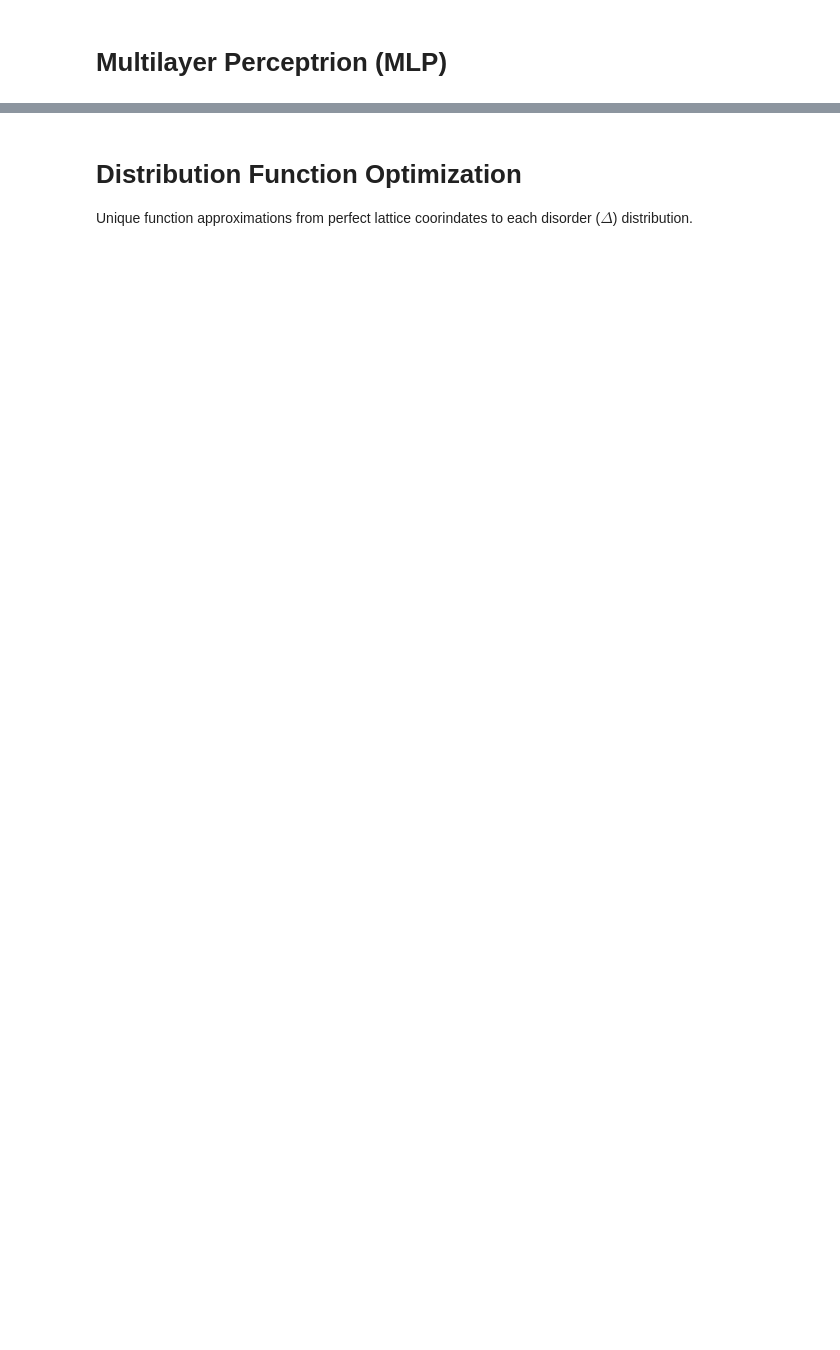
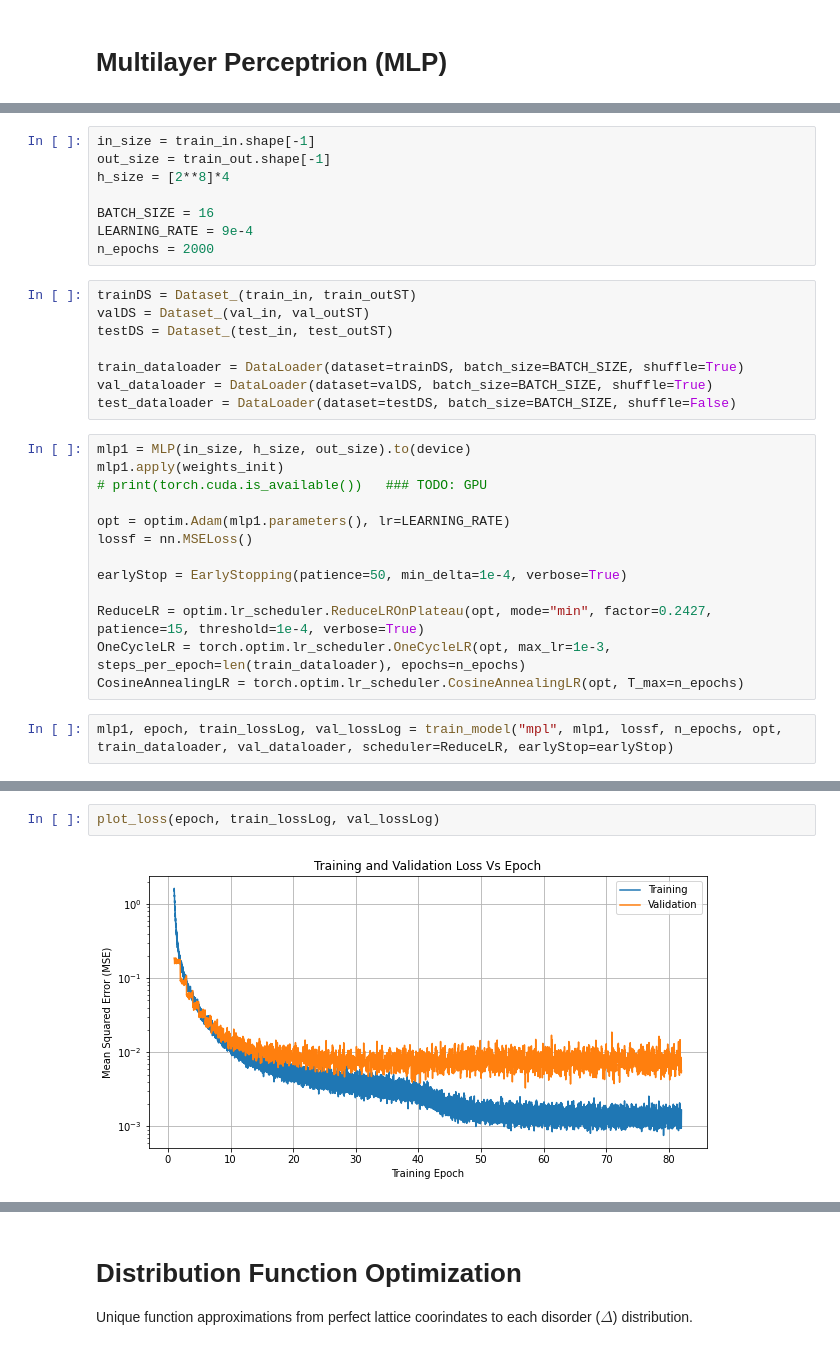
Before and after one commit to niccoforte/NF-PhD-gitRepo, a Jupyter notebook: code/MLP.ipynb, the cells around one changed output, grey strips where cells are left out. Saved outputs shown, nothing was run; the diff lists cells and outputs as text; blank space fills up the shorter version.

```diff
--- a/code/MLP.ipynb
+++ b/code/MLP.ipynb
@@ -108,0 +62,31 @@ def weights_init(m):
+# %%
+in_size = train_in.shape[-1]
+out_size = train_out.shape[-1]
+h_size = [2**8]*4
+
+BATCH_SIZE = 16
+LEARNING_RATE = 9e-4
+n_epochs = 2000
+# %%
+trainDS = Dataset_(train_in, train_outST)
+valDS = Dataset_(val_in, val_outST)
+testDS = Dataset_(test_in, test_outST)
+
+train_dataloader = DataLoader(dataset=trainDS, batch_size=BATCH_SIZE, shuffle=True)
+val_dataloader = DataLoader(dataset=valDS, batch_size=BATCH_SIZE, shuffle=True)
+test_dataloader = DataLoader(dataset=testDS, batch_size=BATCH_SIZE, shuffle=False)
+# %%
+mlp1 = MLP(in_size, h_size, out_size).to(device)
+mlp1.apply(weights_init)
+# print(torch.cuda.is_available())   ### TODO: GPU
+
+opt = optim.Adam(mlp1.parameters(), lr=LEARNING_RATE)
+lossf = nn.MSELoss()
+
+earlyStop = EarlyStopping(patience=50, min_delta=1e-4, verbose=True)
+
+ReduceLR = optim.lr_scheduler.ReduceLROnPlateau(opt, mode="min", factor=0.2427, patience=15, threshold=1e-4, verbose=True)
+OneCycleLR = torch.optim.lr_scheduler.OneCycleLR(opt, max_lr=1e-3, steps_per_epoch=len(train_dataloader), epochs=n_epochs)
+CosineAnnealingLR = torch.optim.lr_scheduler.CosineAnnealingLR(opt, T_max=n_epochs)
+# %%
+mlp1, epoch, train_lossLog, val_lossLog = train_model("mpl", mlp1, lossf, n_epochs, opt, train_dataloader, val_dataloader, scheduler=ReduceLR, earlyStop=earlyStop)
@@ -108,0 +107,4 @@ def weights_init(m):
+# %%
+plot_loss(epoch, train_lossLog, val_lossLog)
+# %% [output]
+[figure, new version]
```
Also changed, not shown: parts of 45 cells of this notebook, 7 other files.
